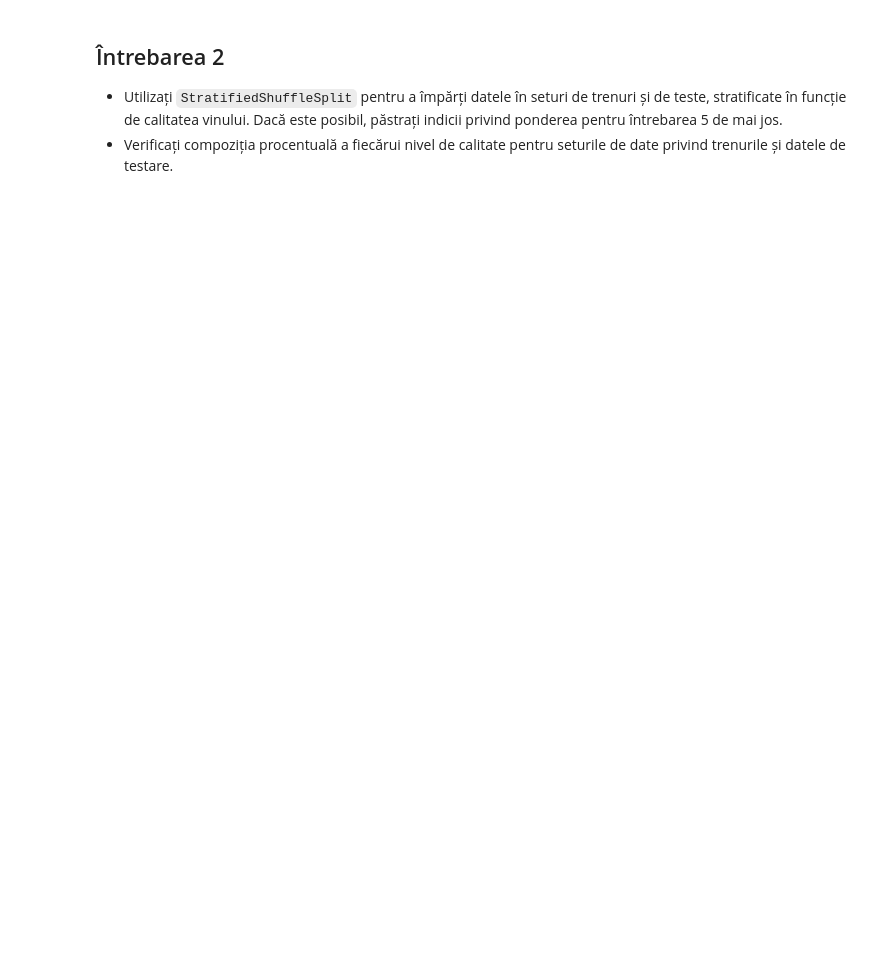
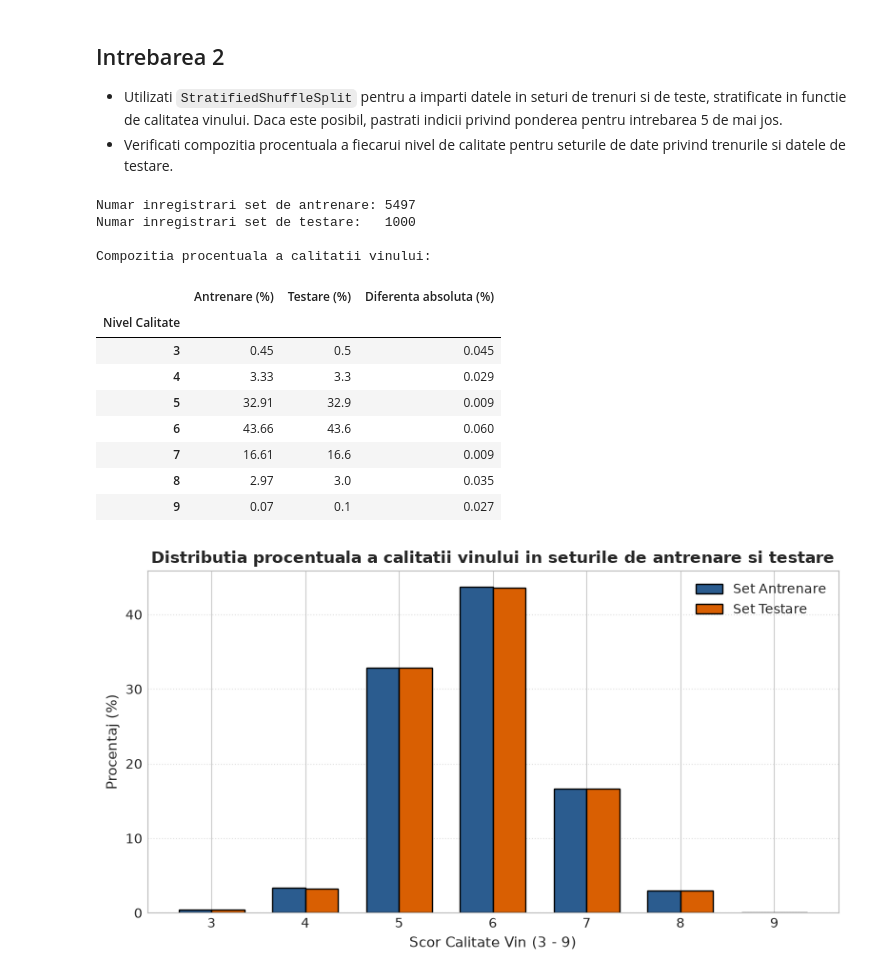
Before and after one commit to yettensyvus/ML-labs, a Jupyter notebook: lab07-08/Ro_08_Decision_Trees_Exercises.ipynb, the cells around one changed output. Drawn from its saved outputs; the diff is of its cells as text; code cells hidden in the pictures; blank space fills up the shorter version.

```diff
--- a/lab07-08/Ro_08_Decision_Trees_Exercises.ipynb
+++ b/lab07-08/Ro_08_Decision_Trees_Exercises.ipynb
@@ -42,5 +128,71 @@ Convertiți funcția de culoare într-un număr întreg. Iată o metodă rapidă
 # %% [markdown]
-## Întrebarea 2
+## Intrebarea 2
 
-* Utilizați `StratifiedShuffleSplit` pentru a împărți datele în seturi de trenuri și de teste, stratificate în funcție de calitatea vinului. Dacă este posibil, păstrați indicii privind ponderea pentru întrebarea 5 de mai jos.
-* Verificați compoziția procentuală a fiecărui nivel de calitate pentru seturile de date privind trenurile și datele de testare.
+* Utilizati `StratifiedShuffleSplit` pentru a imparti datele in seturi de trenuri si de teste, stratificate in functie de calitatea vinului. Daca este posibil, pastrati indicii privind ponderea pentru intrebarea 5 de mai jos.
+* Verificati compozitia procentuala a fiecarui nivel de calitate pentru seturile de date privind trenurile si datele de testare.
+# %%
+# 1. Impartirea stratificata folosind StratifiedShuffleSplit pe baza coloanei 'quality'
+feature_cols = [c for c in wine_data.columns if c != 'color']
+
+# Folosim un set de test de 1000 de inregistrari
+strat_split = StratifiedShuffleSplit(n_splits=1, test_size=1000, random_state=42)
+
+# Salvarea indicilor de antrenare si testare pentru reutilizare ulterioara
+train_idx, test_idx = next(strat_split.split(wine_data[feature_cols], wine_data['quality']))
+
+# Crearea seturilor de antrenare si testare pentru clasificare
+X_train = wine_data.iloc[train_idx][feature_cols]
+y_train = wine_data.iloc[train_idx]['color']
+
+X_test = wine_data.iloc[test_idx][feature_cols]
+y_test = wine_data.iloc[test_idx]['color']
+
+print(f"Numar inregistrari set de antrenare: {len(X_train)}")
+print(f"Numar inregistrari set de testare:   {len(X_test)}")
+
+# 2. Verificarea compozitiei procentuale pe fiecare nivel de calitate
+train_comp = wine_data.iloc[train_idx]['quality'].value_counts(normalize=True).sort_index() * 100
+test_comp = wine_data.iloc[test_idx]['quality'].value_counts(normalize=True).sort_index() * 100
+
+composition_df = pd.DataFrame({
+    'Nivel Calitate': train_comp.index,
+    'Antrenare (%)': train_comp.values.round(2),
+    'Testare (%)': test_comp.values.round(2),
+    'Diferenta absoluta (%)': np.abs(train_comp.values - test_comp.values).round(3)
+}).set_index('Nivel Calitate')
+
+print("\nCompozitia procentuala a calitatii vinului:")
+display(composition_df)
+
+# Reprezentare grafica comparativa
+fig, ax = plt.subplots(figsize=(8, 4.5))
+x_idx = np.arange(len(composition_df))
+width = 0.35
+
+ax.bar(x_idx - width/2, composition_df['Antrenare (%)'], width, label='Set Antrenare', color='#2b5c8f', edgecolor='black')
+ax.bar(x_idx + width/2, composition_df['Testare (%)'], width, label='Set Testare', color='#d95f02', edgecolor='black')
+
+ax.set_xlabel('Scor Calitate Vin (3 - 9)', fontsize=11)
+ax.set_ylabel('Procentaj (%)', fontsize=11)
+ax.set_title('Distributia procentuala a calitatii vinului in seturile de antrenare si testare', fontsize=12, fontweight='bold')
+ax.set_xticks(x_idx)
+ax.set_xticklabels(composition_df.index)
+ax.legend(fontsize=10)
+ax.grid(axis='y', linestyle=':', alpha=0.6)
+plt.tight_layout()
+plt.show()
+# %% [output]
+Numar inregistrari set de antrenare: 5497
+Numar inregistrari set de testare:   1000
+
+Compozitia procentuala a calitatii vinului:
+|  | Antrenare (%) | Testare (%) | Diferenta absoluta (%) |
+| Nivel Calitate |  |  |  |
+| 3 | 0.45 | 0.5 | 0.045 |
+| 4 | 3.33 | 3.3 | 0.029 |
+| 5 | 32.91 | 32.9 | 0.009 |
+| 6 | 43.66 | 43.6 | 0.060 |
+| 7 | 16.61 | 16.6 | 0.009 |
+| 8 | 2.97 | 3.0 | 0.035 |
+| 9 | 0.07 | 0.1 | 0.027 |
+[figure, added]
```
Also changed, not shown: parts of 24 cells of this notebook, 1 other file.
